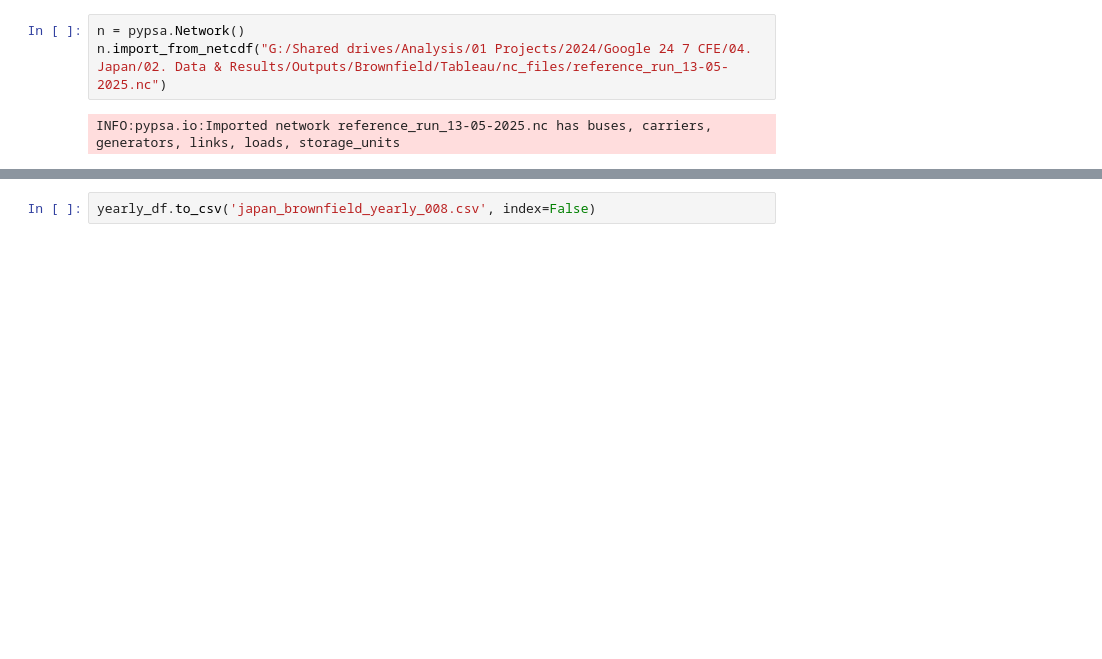
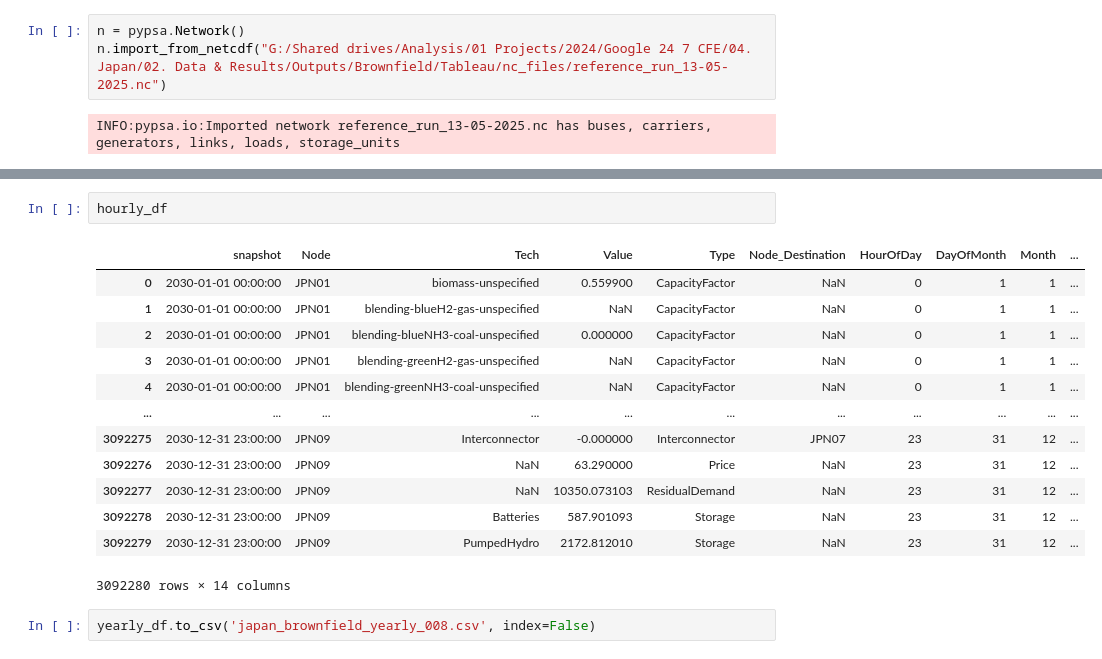
Before and after one commit to transition-zero/tza-pypsa, a Jupyter notebook: results_processing_jpn_brownfield copy.ipynb, the cells around one changed output, grey strips where cells are left out. Drawn from its saved outputs; the diff is of its cells as text; blank space fills up the shorter version.

```diff
--- a/results_processing_jpn_brownfield copy.ipynb
+++ b/results_processing_jpn_brownfield copy.ipynb
@@ -39,3 +73,19 @@ You entered: reference_run_13-05-2025
+# %%
+hourly_df
+# %% [output]
+|  | snapshot | Node | Tech | Value | Type | Node_Destination | HourOfDay | DayOfMonth | Month | ... |
+| 0 | 2030-01-01 00:00:00 | JPN01 | biomass-unspecified | 0.559900 | CapacityFactor | NaN | 0 | 1 | 1 | ... |
+| 1 | 2030-01-01 00:00:00 | JPN01 | blending-blueH2-gas-unspecified | NaN | CapacityFactor | NaN | 0 | 1 | 1 | ... |
+| 2 | 2030-01-01 00:00:00 | JPN01 | blending-blueNH3-coal-unspecified | 0.000000 | CapacityFactor | NaN | 0 | 1 | 1 | ... |
+| 3 | 2030-01-01 00:00:00 | JPN01 | blending-greenH2-gas-unspecified | NaN | CapacityFactor | NaN | 0 | 1 | 1 | ... |
+| 4 | 2030-01-01 00:00:00 | JPN01 | blending-greenNH3-coal-unspecified | NaN | CapacityFactor | NaN | 0 | 1 | 1 | ... |
+| ... | ... | ... | ... | ... | ... | ... | ... | ... | ... | ... |
+| 3092275 | 2030-12-31 23:00:00 | JPN09 | Interconnector | -0.000000 | Interconnector | JPN07 | 23 | 31 | 12 | ... |
+| 3092276 | 2030-12-31 23:00:00 | JPN09 | NaN | 63.290000 | Price | NaN | 23 | 31 | 12 | ... |
+| 3092277 | 2030-12-31 23:00:00 | JPN09 | NaN | 10350.073103 | ResidualDemand | NaN | 23 | 31 | 12 | ... |
+| 3092278 | 2030-12-31 23:00:00 | JPN09 | Batteries | 587.901093 | Storage | NaN | 23 | 31 | 12 | ... |
+| 3092279 | 2030-12-31 23:00:00 | JPN09 | PumpedHydro | 2172.812010 | Storage | NaN | 23 | 31 | 12 | ... |
+3092280 rows × 14 columns
 # %%
 yearly_df.to_csv('japan_brownfield_yearly_008.csv', index=False)
 # %%
```
Also changed, not shown: parts of 4 cells of this notebook, 2 other files.
